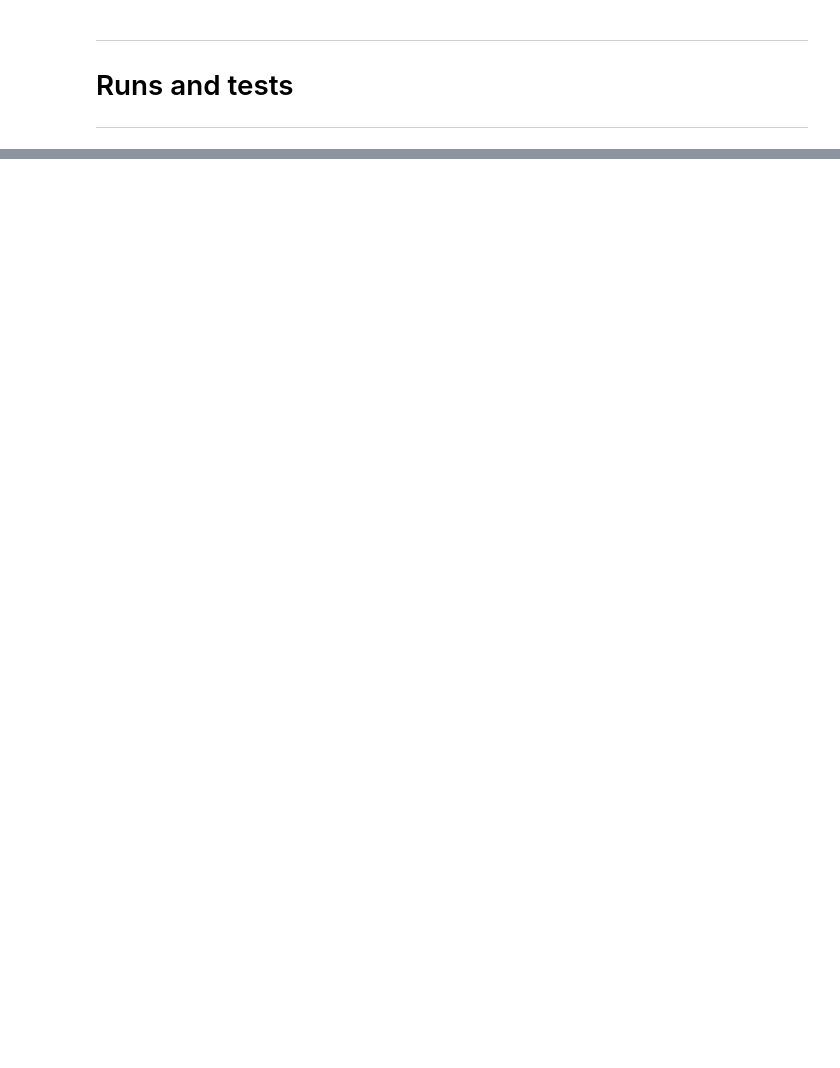
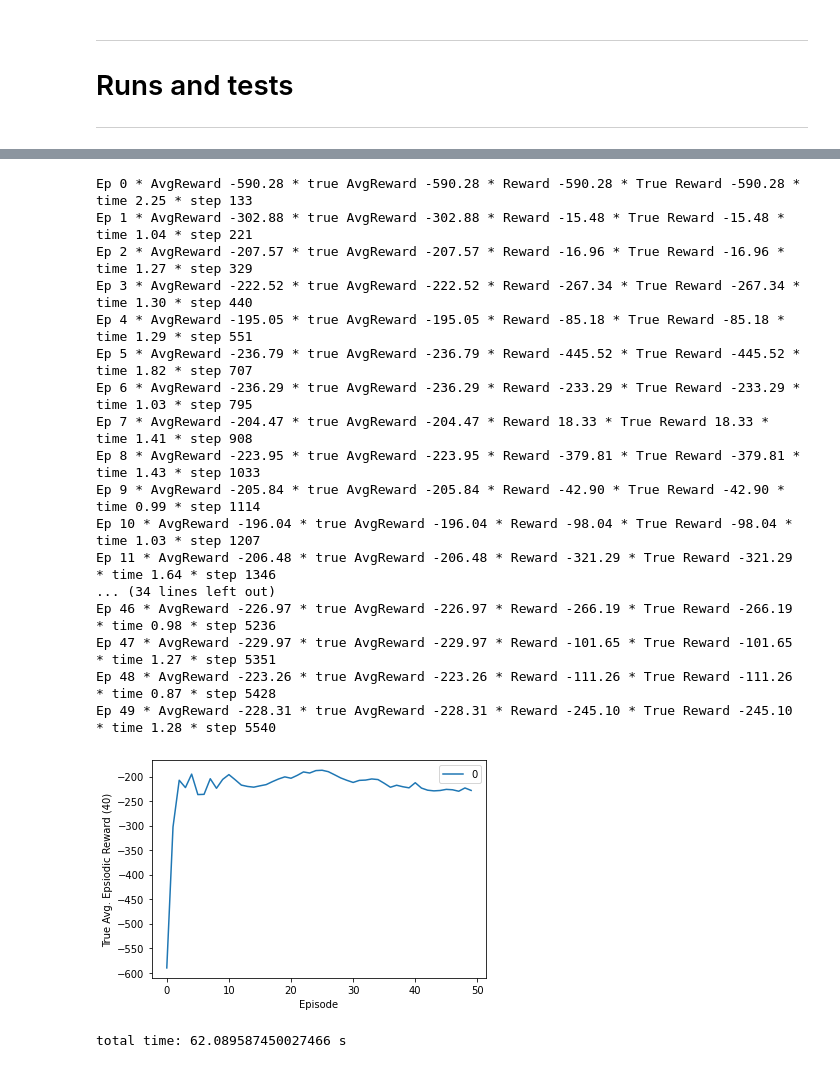
Before and after one commit to mnbvmnbv2/Lunar-Lander, a Jupyter notebook: Lunar.ipynb, the cells around one changed output, grey strips where cells are left out. Drawn from its saved outputs; the diff is of its cells as text; code cells hidden in the pictures; blank space fills up the shorter version.

```diff
--- a/Lunar.ipynb
+++ b/Lunar.ipynb
@@ -200,7 +200,7 @@ def fixed(x, episode):
     return x
 # %%
 def run(total_trials=3, total_episodes=100,
-            buffer_capacity=50000, batch_size=64, std_dev=0.2, critic_lr=0.002, render=False,
+            buffer_capacity=100000, batch_size=64, std_dev=0.2, critic_lr=0.002, render=False,
             actor_lr=0.001, gamma=0.99, tau=0.005, noise_mult=1, save_weights=False,
             directory='Weights/', actor_name='actor', critic_name='critic',
             gamma_func=fixed, tau_func=fixed, critic_lr_func=fixed, actor_lr_func=fixed,
@@ -230,7 +230,10 @@ def run(total_trials=3, total_episodes=100,
 
     # This is needed to get the input size for the NN
     num_states = env.observation_space.low.shape[0]
-    num_actions = env.action_space.shape[0]
+    if continuous:
+        num_actions = env.action_space.shape[0]
+    else:
+        num_actions = 1
 
     # Normalize action space according to https://stable-baselines3.readthedocs.io/en/master/guide/rl_tips.html
     action_space = spaces.Box(low=-1, high=1, shape=(num_actions,), dtype='float32')
@@ -500,0 +509,22 @@ Ep 36 * AvgReward -316.44 * true AvgReward -316.44 * Reward -601.61 * True Rewar
+# %%
+run(total_trials=1, total_episodes=50, start_steps=10000, save_weights=True)
+# %% [output]
+Ep 0 * AvgReward -590.28 * true AvgReward -590.28 * Reward -590.28 * True Reward -590.28 * time 2.25 * step 133
+Ep 1 * AvgReward -302.88 * true AvgReward -302.88 * Reward -15.48 * True Reward -15.48 * time 1.04 * step 221
+Ep 2 * AvgReward -207.57 * true AvgReward -207.57 * Reward -16.96 * True Reward -16.96 * time 1.27 * step 329
+Ep 3 * AvgReward -222.52 * true AvgReward -222.52 * Reward -267.34 * True Reward -267.34 * time 1.30 * step 440
+Ep 4 * AvgReward -195.05 * true AvgReward -195.05 * Reward -85.18 * True Reward -85.18 * time 1.29 * step 551
+Ep 5 * AvgReward -236.79 * true AvgReward -236.79 * Reward -445.52 * True Reward -445.52 * time 1.82 * step 707
+Ep 6 * AvgReward -236.29 * true AvgReward -236.29 * Reward -233.29 * True Reward -233.29 * time 1.03 * step 795
+Ep 7 * AvgReward -204.47 * true AvgReward -204.47 * Reward 18.33 * True Reward 18.33 * time 1.41 * step 908
+Ep 8 * AvgReward -223.95 * true AvgReward -223.95 * Reward -379.81 * True Reward -379.81 * time 1.43 * step 1033
+Ep 9 * AvgReward -205.84 * true AvgReward -205.84 * Reward -42.90 * True Reward -42.90 * time 0.99 * step 1114
+Ep 10 * AvgReward -196.04 * true AvgReward -196.04 * Reward -98.04 * True Reward -98.04 * time 1.03 * step 1207
+Ep 11 * AvgReward -206.48 * true AvgReward -206.48 * Reward -321.29 * True Reward -321.29 * time 1.64 * step 1346
+... (34 lines left out)
+Ep 46 * AvgReward -226.97 * true AvgReward -226.97 * Reward -266.19 * True Reward -266.19 * time 0.98 * step 5236
+Ep 47 * AvgReward -229.97 * true AvgReward -229.97 * Reward -101.65 * True Reward -101.65 * time 1.27 * step 5351
+Ep 48 * AvgReward -223.26 * true AvgReward -223.26 * Reward -111.26 * True Reward -111.26 * time 0.87 * step 5428
+Ep 49 * AvgReward -228.31 * true AvgReward -228.31 * Reward -245.10 * True Reward -245.10 * time 1.28 * step 5540
+[figure, added]
+total time: 62.089587450027466 s
```
Also changed, not shown: parts of 12 cells of this notebook.
